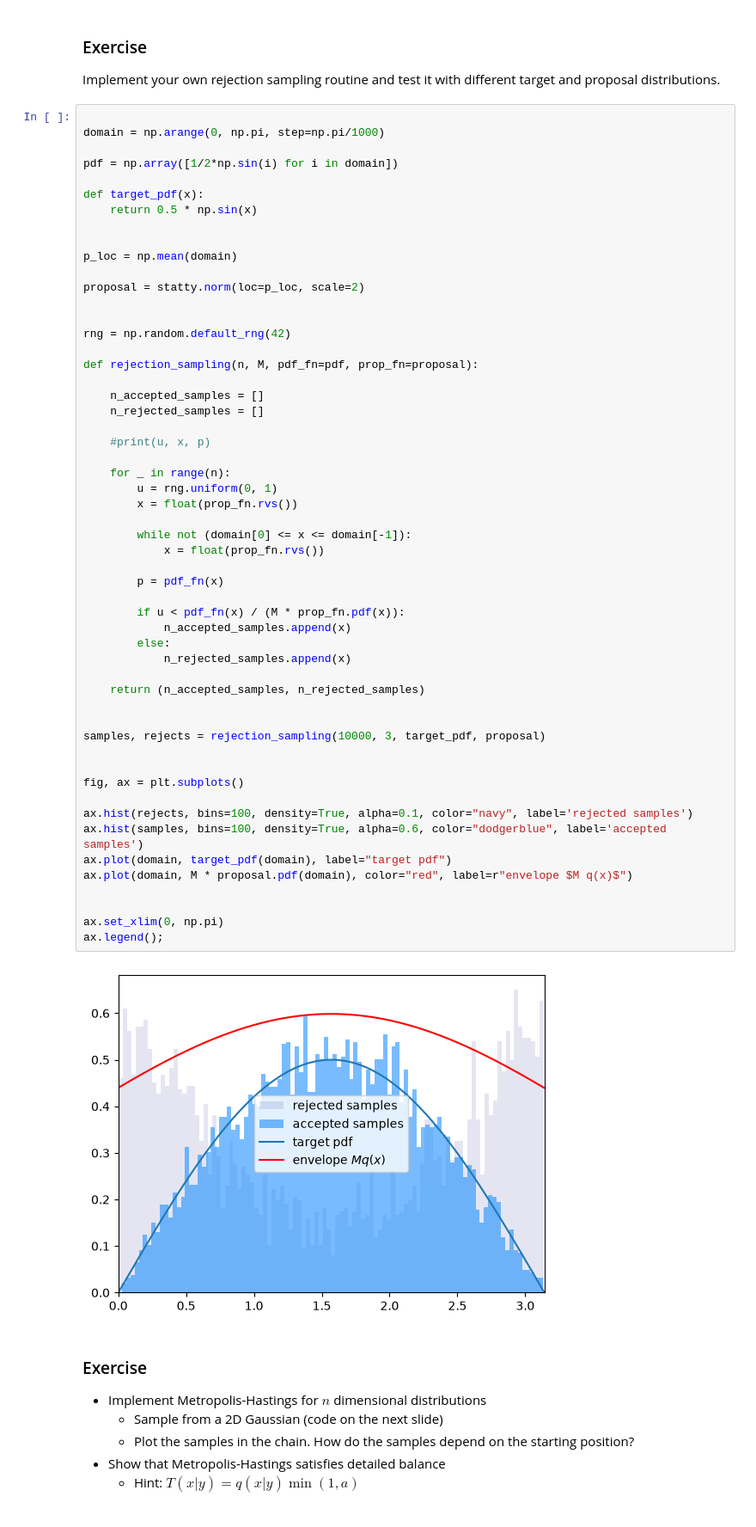
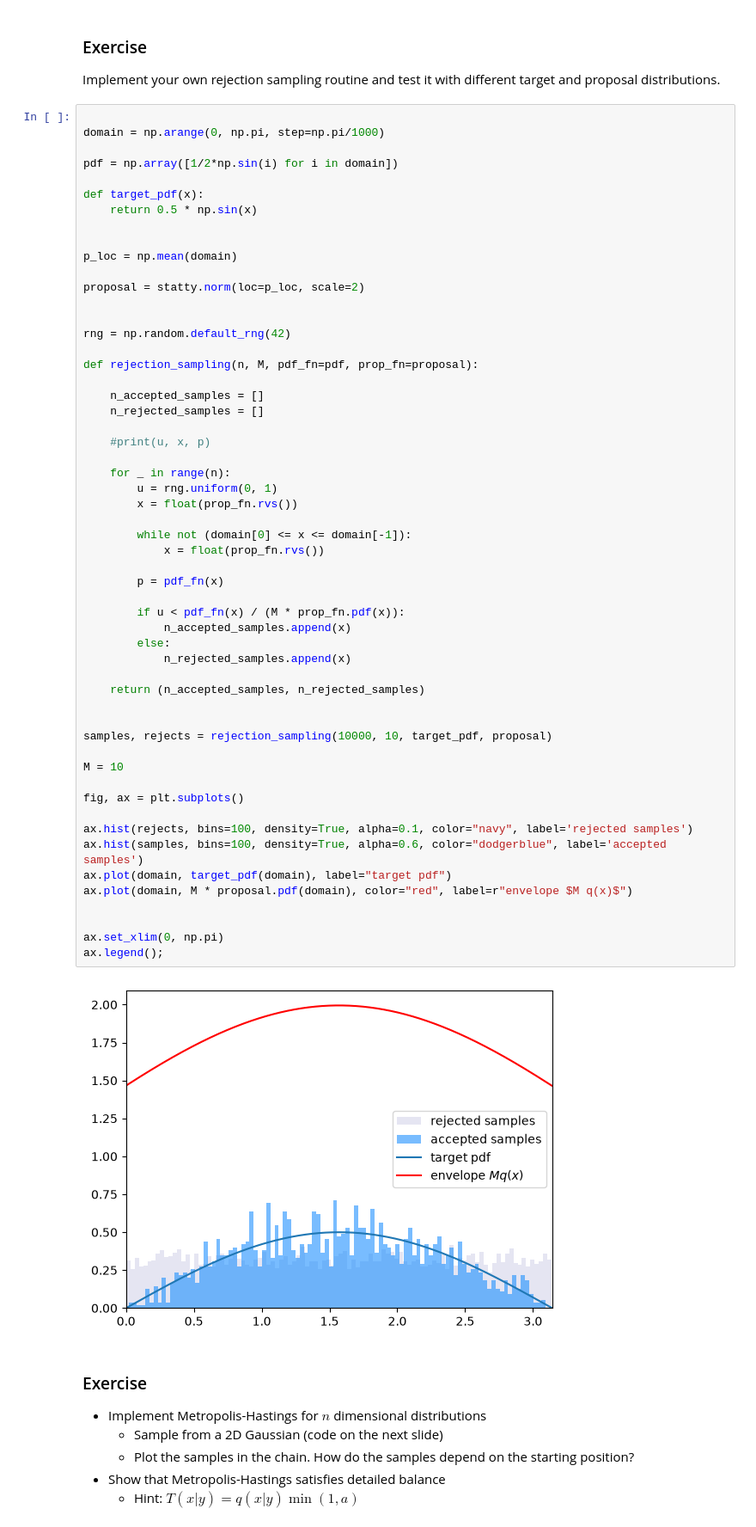
Before and after one commit to lorivandebroek/Bayesian-Stats-HS2026, a Jupyter notebook: my_exercise_solutions/week5_exercise_Laurent.ipynb, the cells around one changed output. Shown at 86% size. Saved outputs shown, nothing was run; the diff lists cells and outputs as text.

```diff
--- a/my_exercise_solutions/week5_exercise_Laurent.ipynb
+++ b/my_exercise_solutions/week5_exercise_Laurent.ipynb
@@ -34,35 +34,36 @@ def rejection_sampling(n, M, pdf_fn=pdf, prop_fn=proposal):
     for _ in range(n):
         u = rng.uniform(0, 1)
         x = float(prop_fn.rvs())
 
         while not (domain[0] <= x <= domain[-1]):
             x = float(prop_fn.rvs())
 
         p = pdf_fn(x)
 
         if u < pdf_fn(x) / (M * prop_fn.pdf(x)):
             n_accepted_samples.append(x)
         else:
             n_rejected_samples.append(x)
 
     return (n_accepted_samples, n_rejected_samples)
 
 
-samples, rejects = rejection_sampling(10000, 3, target_pdf, proposal)
+samples, rejects = rejection_sampling(10000, 10, target_pdf, proposal)
 
+M = 10
 
 fig, ax = plt.subplots()
 
 ax.hist(rejects, bins=100, density=True, alpha=0.1, color="navy", label='rejected samples')
 ax.hist(samples, bins=100, density=True, alpha=0.6, color="dodgerblue", label='accepted samples')
 ax.plot(domain, target_pdf(domain), label="target pdf")
 ax.plot(domain, M * proposal.pdf(domain), color="red", label=r"envelope $M q(x)$")
 
 
 ax.set_xlim(0, np.pi)
 ax.legend();
 # %% [output]
-[figure, old version]
+[figure, new version]
 # %% [markdown]
 ### Exercise
 
```
Also changed, not shown: 2 other files.
